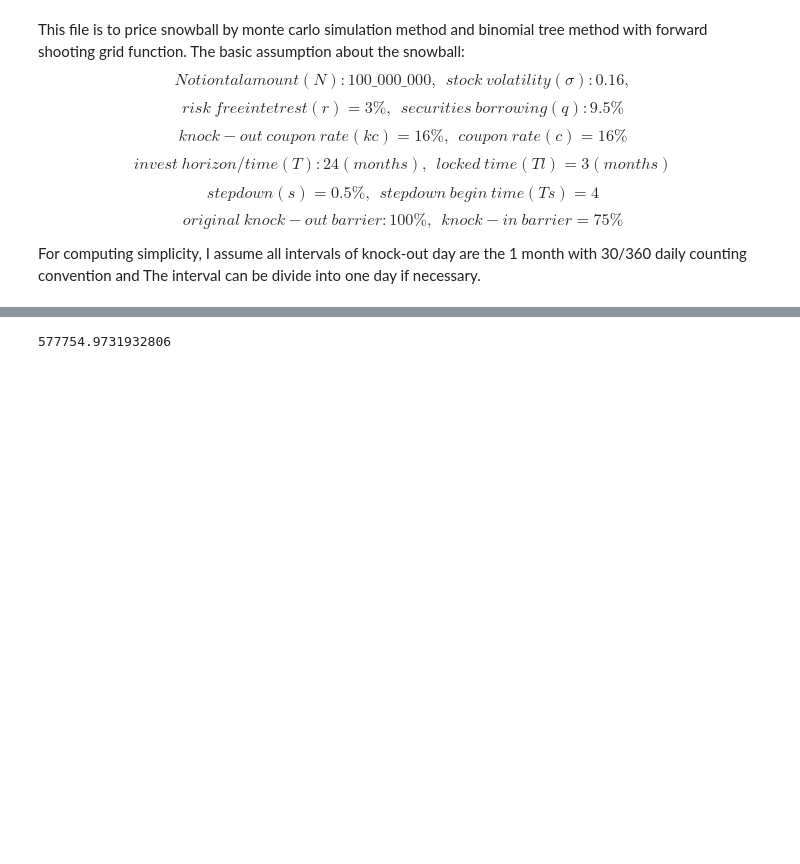
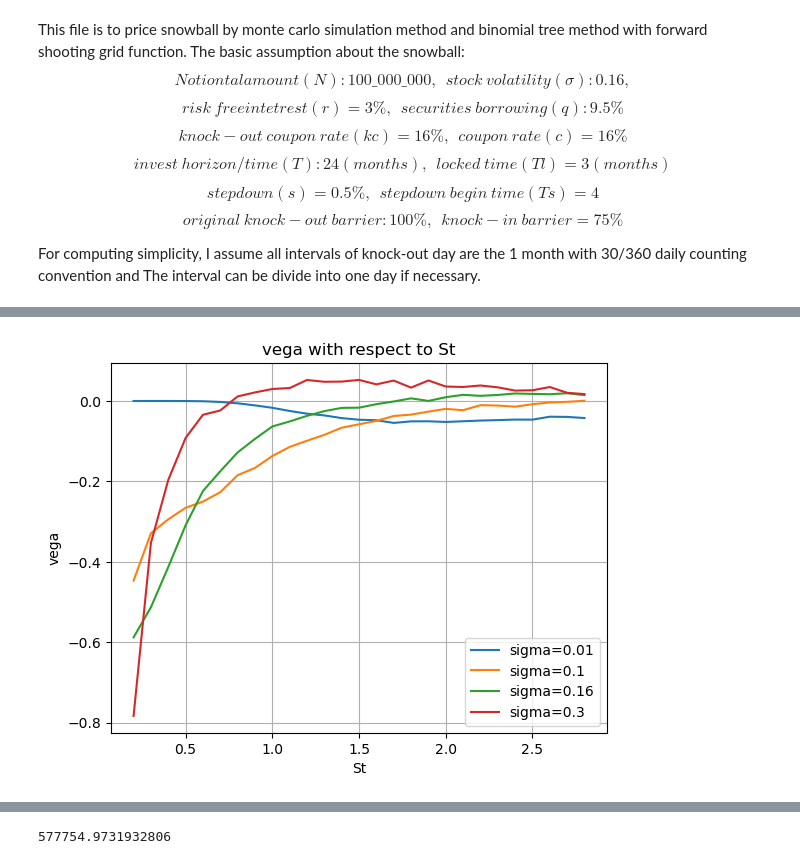
Before and after one commit to TonyWang23/Simulation_Quant_Finance, a Jupyter notebook: snowball.ipynb, the cells around one changed output, grey strips where cells are left out. Saved outputs shown, nothing was run; the diff lists cells and outputs as text; code cells hidden in the pictures; blank space fills up the shorter version.

```diff
--- a/snowball.ipynb
+++ b/snowball.ipynb
@@ -122,0 +143,14 @@ def snowball_pricing(r=0.03,t=0,sigma=0.16,S=1):
+# %%
+plt.plot(St_list[:-1],np.diff(Parallel(n_jobs=16)(delayed(snowball_pricing)(St=i,sigma=0.01) for i in St_list))/0.1,label='sigma=0.01')
+plt.plot(St_list[:-1],np.diff(Parallel(n_jobs=16)(delayed(snowball_pricing)(St=i,sigma=0.1) for i in St_list))/0.1,label='sigma=0.1')
+plt.plot(St_list[:-1],np.diff(Parallel(n_jobs=16)(delayed(snowball_pricing)(St=i,sigma=0.16) for i in St_list))/0.1,label='sigma=0.16')
+plt.plot(St_list[:-1],np.diff(Parallel(n_jobs=16)(delayed(snowball_pricing)(St=i,sigma=0.3) for i in St_list))/0.1,label='sigma=0.3')
+plt.xlabel('St')
+plt.ylabel('vega')
+plt.title('vega with respect to St')
+plt.legend()
+plt.grid()
+plt.show()
+#vega大多数时候为负
+# %% [output]
+[figure, added]
```
Also changed, not shown: parts of 12 cells of this notebook.
